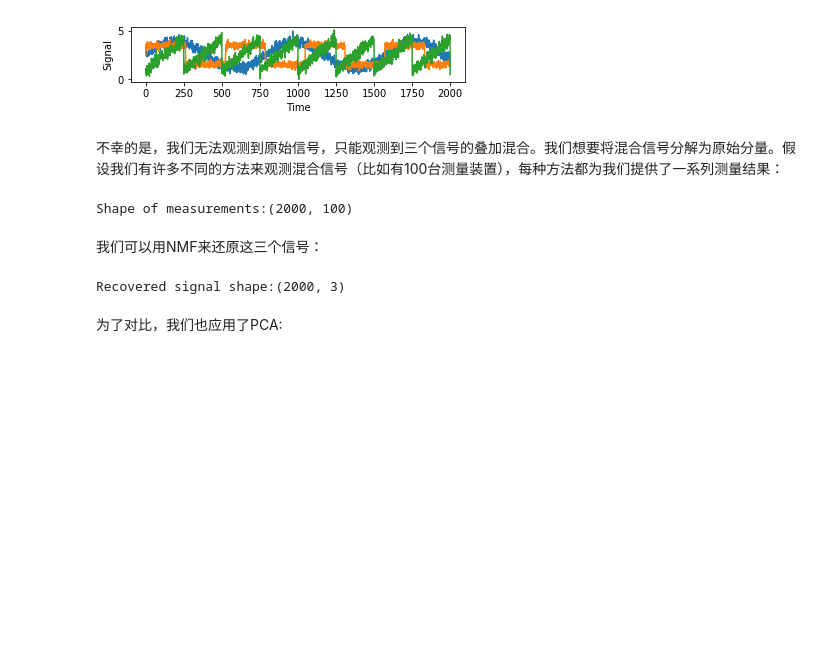
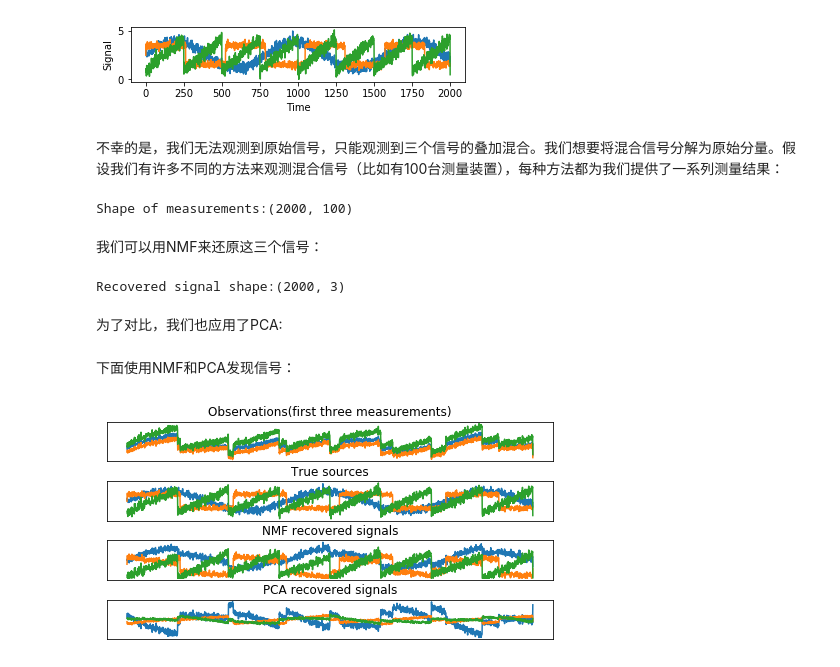
Before and after one commit to foragile/introduction_to_machine_learning_with_python, a Jupyter notebook: chapter03/无监督学习.ipynb, the cells around one changed output. Drawn from its saved outputs; the diff is of its cells as text; code cells hidden in the pictures; blank space fills up the shorter version.

```diff
--- a/chapter03/无监督学习.ipynb
+++ b/chapter03/无监督学习.ipynb
@@ -591,3 +592,15 @@ Recovered signal shape:(2000, 3)
 # %%
 pca=PCA(n_components=3)
 H=pca.fit_transform(X)
+# %% [markdown]
+下面使用NMF和PCA发现信号：
+# %%
+models=[X,S,S_,H]
+names=['Observations(first three measurements)','True sources','NMF recovered signals','PCA recovered signals']
+fig,axes=plt.subplots(4,figsize=(8,4),gridspec_kw={'hspace':0.5},subplot_kw={'xticks':(),'yticks':()})
+
+for model,name,ax in zip(models,names,axes):
+    ax.set_title(name)
+    ax.plot(model[:,:3],'-')
+# %% [output]
+[figure, added]
```
Also changed, not shown: parts of 11 cells of this notebook.
